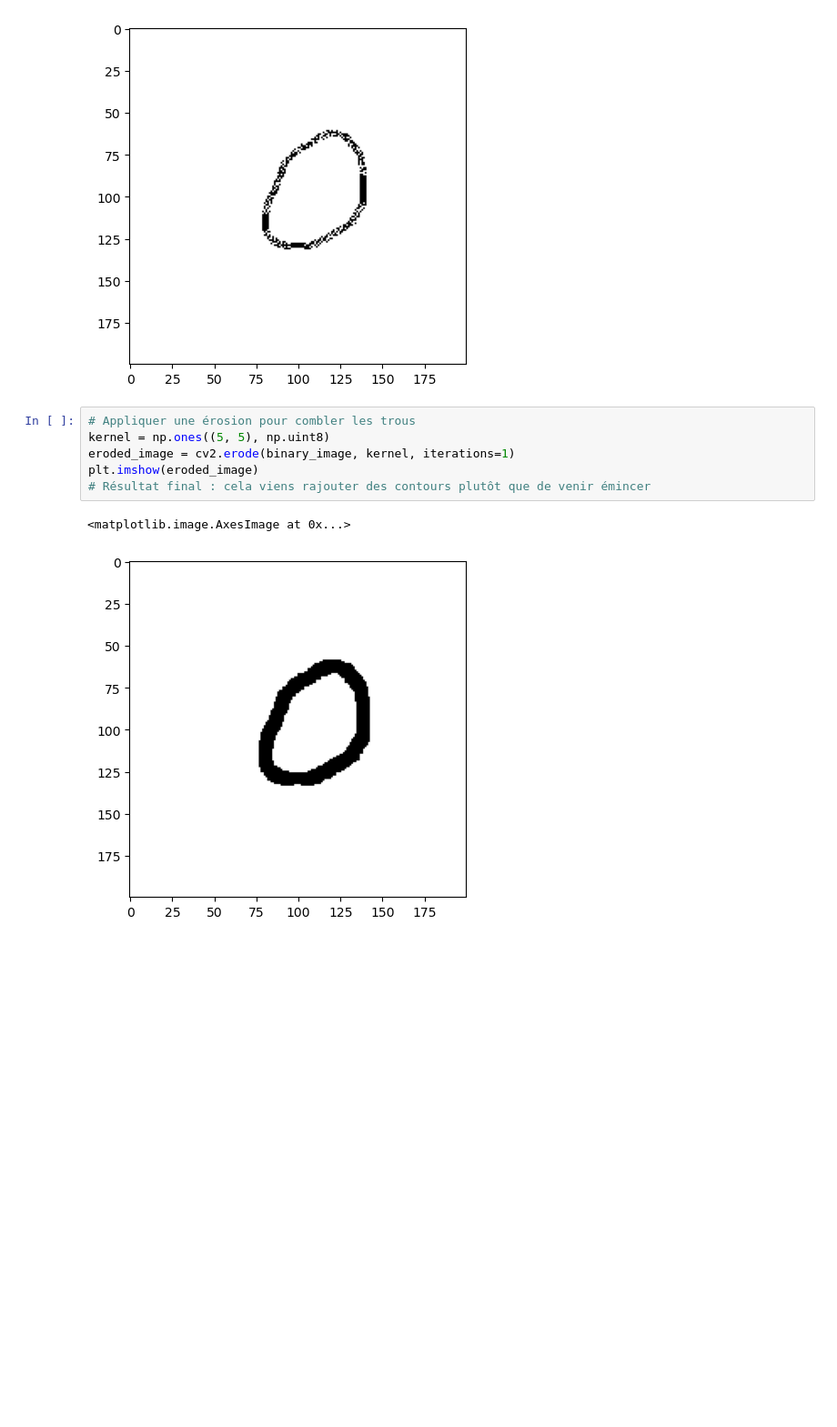
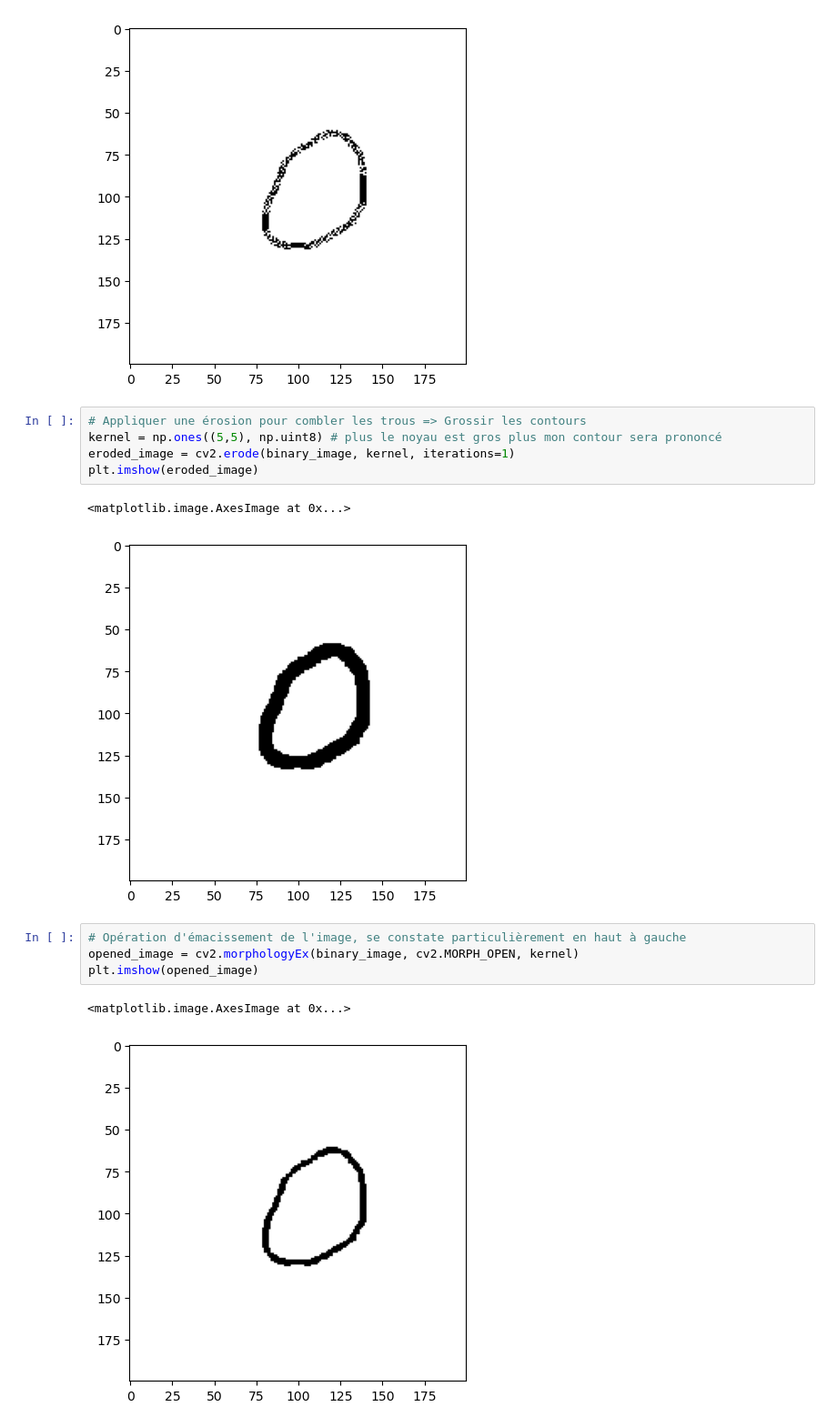
Before and after one commit to JulienFX/DuplicationDataset, a Jupyter notebook: duplication du dataset.ipynb, the cells around one changed output. Shown at 91% size. Saved outputs shown, nothing was run; the diff lists cells and outputs as text; blank space fills up the shorter version.

```diff
--- a/duplication du dataset.ipynb
+++ b/duplication du dataset.ipynb
@@ -100,11 +100,17 @@ plt.imshow(binary_image)
 <matplotlib.image.AxesImage at 0x...>
 [figure]
 # %%
-# Appliquer une érosion pour combler les trous
-kernel = np.ones((5, 5), np.uint8)
+# Appliquer une érosion pour combler les trous => Grossir les contours
+kernel = np.ones((5,5), np.uint8) # plus le noyau est gros plus mon contour sera prononcé
 eroded_image = cv2.erode(binary_image, kernel, iterations=1)
 plt.imshow(eroded_image)
-# Résultat final : cela viens rajouter des contours plutôt que de venir émincer
 # %% [output]
 <matplotlib.image.AxesImage at 0x...>
 [figure]
+# %%
+# Opération d'émacissement de l'image, se constate particulièrement en haut à gauche
+opened_image = cv2.morphologyEx(binary_image, cv2.MORPH_OPEN, kernel)
+plt.imshow(opened_image)
+# %% [output]
+<matplotlib.image.AxesImage at 0x...>
+[figure, added]
```
Also changed, not shown: parts of 1 cell of this notebook.
